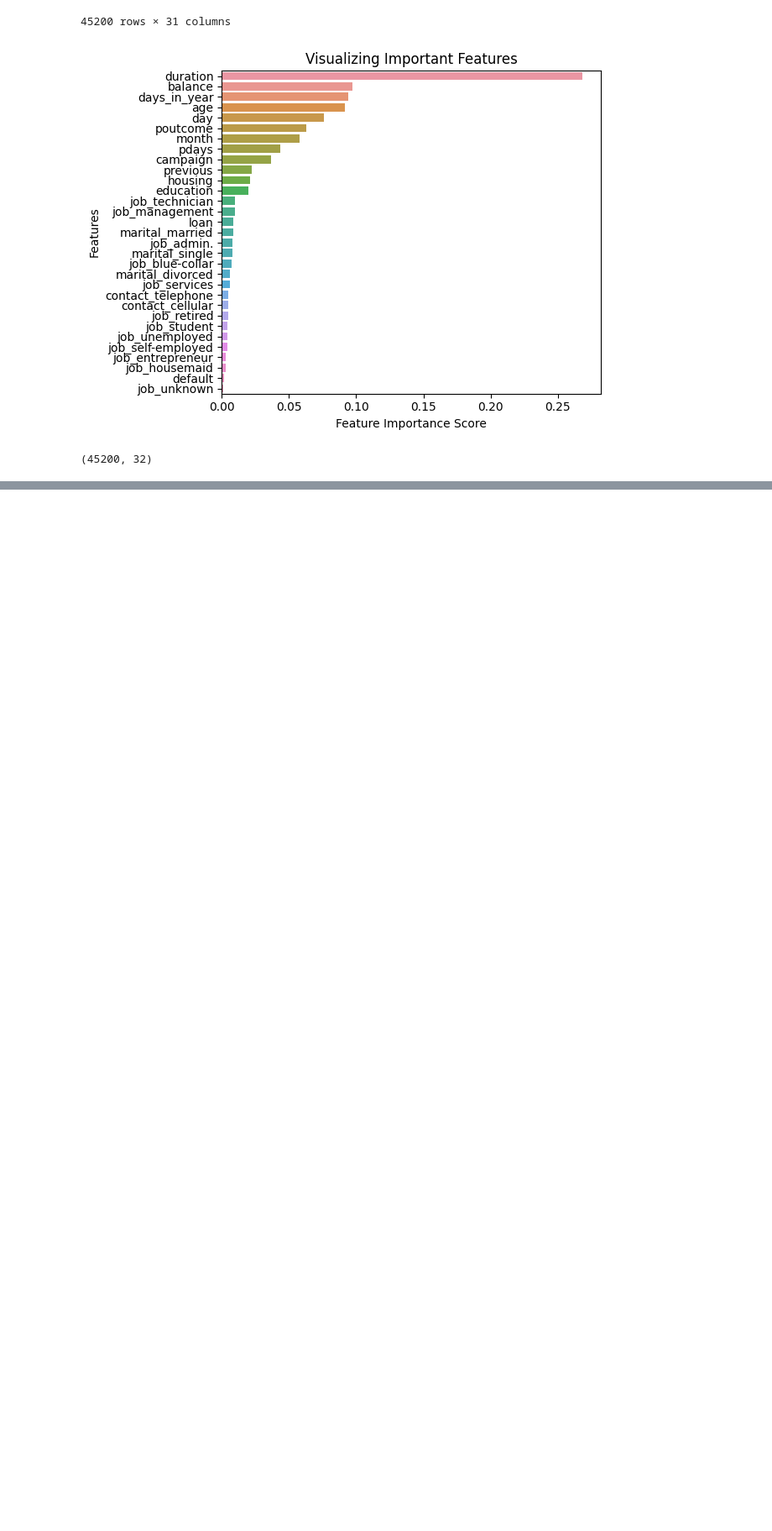
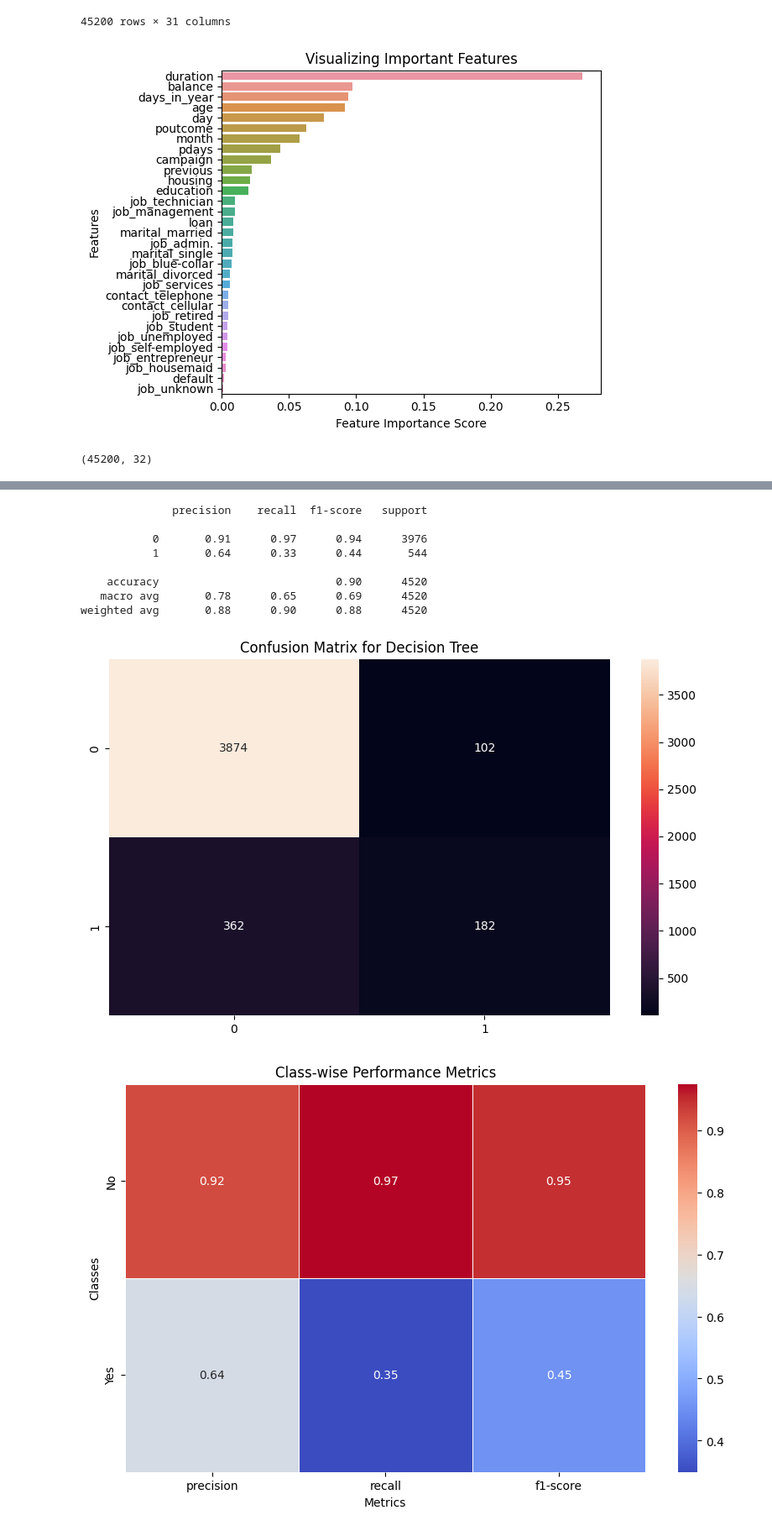
Before and after one commit to Alex-Mak-MCW/Deposit_Subcriptions_Predictions_Project, a Jupyter notebook: Codebase/codebase.ipynb, the cells around one changed output, grey strips where cells are left out. Shown at 84% size. Cells and saved outputs as stored; diff of their text form; code cells hidden in the pictures; blank space fills up the shorter version.

```diff
--- a/Codebase/codebase.ipynb
+++ b/Codebase/codebase.ipynb
@@ -397,0 +514,15 @@ max        1.000000    395.000000
+# %%
+# 4.5 obtain the best parameter from the pipeline
+DT_best_params = DT_grid_search.best_params_
+print(DT_best_params)
+
+# 5. Refit the model with the best parameters
+DT_pipeline.set_params(**DT_best_params)
+DT_pipeline.fit(X_train, y_train)
+
+# 6. Make predictions of the actual model and obtain accuracy
+DT_y_pred = DT_pipeline.predict(X_test)
+
+# 6.1 Calculate accuracy: around
+DT_pipeline_accuracy = pipeline.score(X_test, y_test)
+print("Tuned Accuracy using Pipeline: {}".format(DT_pipeline_accuracy))
@@ -397,0 +537,42 @@ max        1.000000    395.000000
+# %%
+from sklearn.metrics import classification_report
+from sklearn.metrics import confusion_matrix
+
+# 7. Visualize the output
+# 7.1 classification report
+DT_classification_report=classification_report(y_test, DT_y_pred)
+print(DT_classification_report)
+
+# 7.2 Confusion matrix with seaborn heatmap
+DT_conf_matrix=confusion_matrix(y_test, DT_y_pred)
+# Seaborn heatmap
+plt.figure(figsize=(8,5))
+sns.heatmap(DT_conf_matrix, annot=True, fmt="d")
+plt.title('Confusion Matrix for Decision Tree')
+plt.tight_layout()
+plt.savefig("DT_confusion_matrix.png")
+
+# 7.3 Visualize classification report better: Class-wise Performance Metrics
+DT_classification_report_2 = classification_report(y_test, DT_y_pred, output_dict=True)
+metrics = ['precision', 'recall', 'f1-score']
+class_metrics = {metric: [test_report[class_name][metric] for class_name in ['0','1']] for metric in metrics}
+
+# Create a heatmap
+plt.figure(figsize=(10, 6))
+sns.heatmap(data=pd.DataFrame(class_metrics, index=['No','Yes']), annot=True, cmap='coolwarm', fmt=".2f", linewidths=.5)
+plt.title('Class-wise Performance Metrics')
+plt.xlabel('Metrics')
+plt.ylabel('Classes')
+plt.savefig("DT_performance_metrics.png")
+plt.show()
+# %% [output]
+              precision    recall  f1-score   support
+
+           0       0.91      0.97      0.94      3976
+           1       0.64      0.33      0.44       544
+
+    accuracy                           0.90      4520
+   macro avg       0.78      0.65      0.69      4520
+weighted avg       0.88      0.90      0.88      4520
+[figure, added]
+[figure, added]
```
Also changed, not shown: parts of 9 cells of this notebook, 5 other files.
